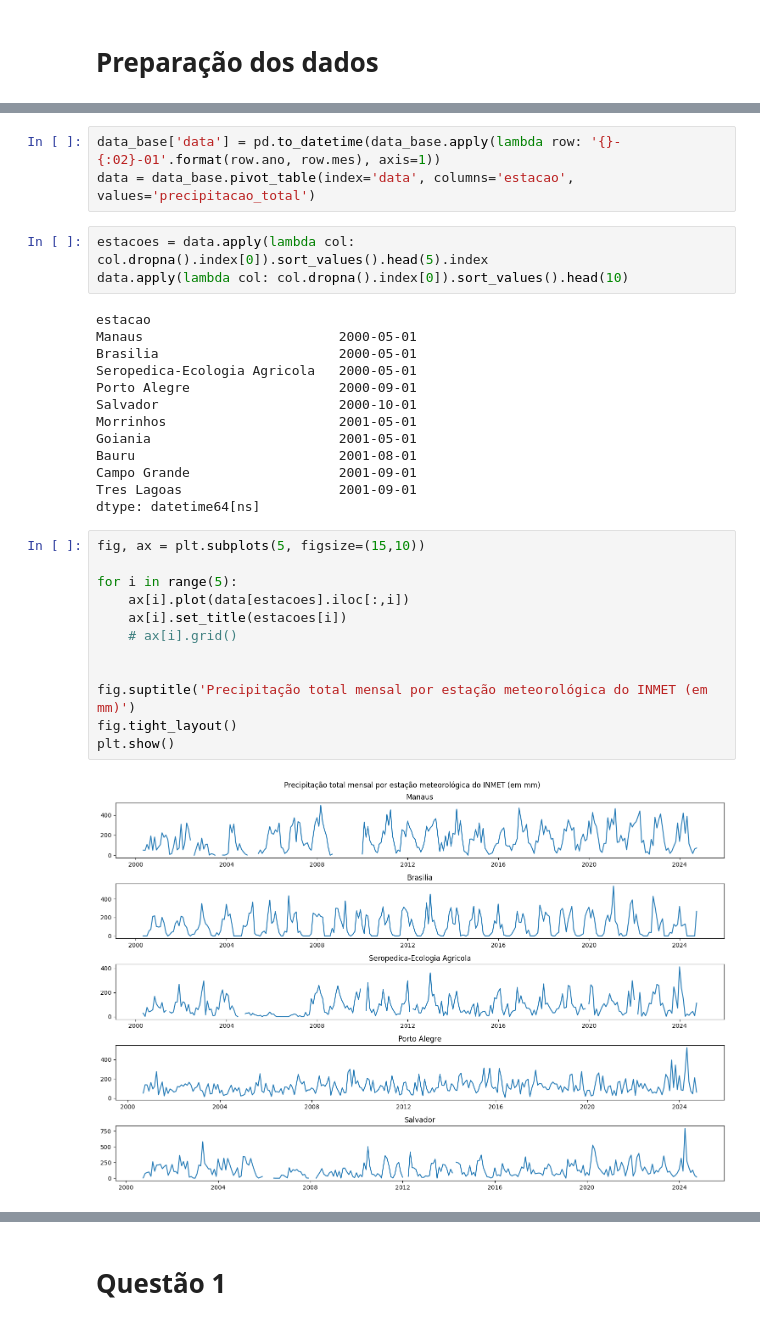
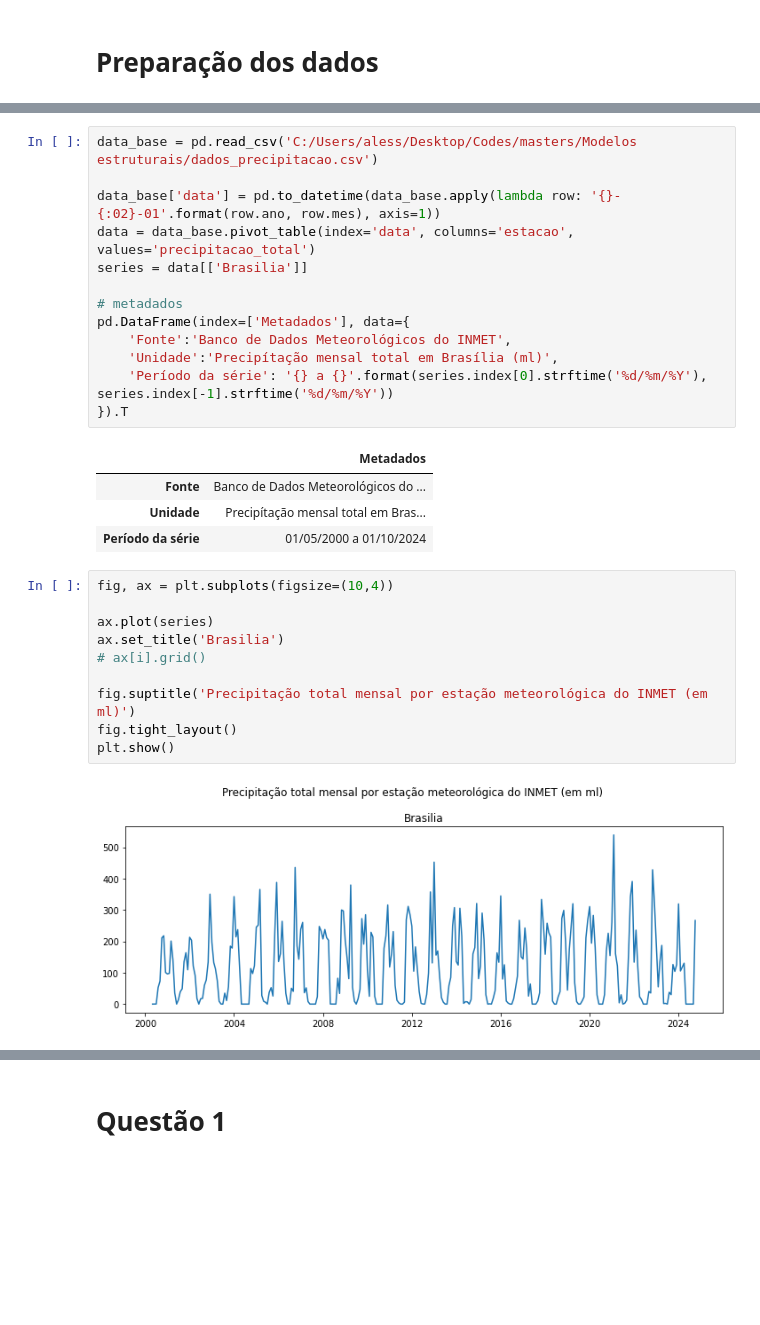
Before and after one commit to asdmalizia/masters, a Jupyter notebook: Modelos estruturais/Lista 2.ipynb, the cells around one changed output, grey strips where cells are left out. Cells and saved outputs as stored; diff of their text form; blank space fills up the shorter version.

```diff
--- a/Modelos estruturais/Lista 2.ipynb
+++ b/Modelos estruturais/Lista 2.ipynb
@@ -30,33 +20,30 @@ dtype: object
-# %%
-data_base['data'] = pd.to_datetime(data_base.apply(lambda row: '{}-{:02}-01'.format(row.ano, row.mes), axis=1))
-data = data_base.pivot_table(index='data', columns='estacao', values='precipitacao_total')
-# %%
-estacoes = data.apply(lambda col: col.dropna().index[0]).sort_values().head(5).index
-data.apply(lambda col: col.dropna().index[0]).sort_values().head(10)
-# %% [output]
-estacao
-Manaus                         2000-05-01
-Brasilia                       2000-05-01
-Seropedica-Ecologia Agricola   2000-05-01
-Porto Alegre                   2000-09-01
-Salvador                       2000-10-01
-Morrinhos                      2001-05-01
-Goiania                        2001-05-01
-Bauru                          2001-08-01
-Campo Grande                   2001-09-01
-Tres Lagoas                    2001-09-01
-dtype: datetime64[ns]
+# %%
+data_base = pd.read_csv('C:/Users/aless/Desktop/Codes/masters/Modelos estruturais/dados_precipitacao.csv')
+
+data_base['data'] = pd.to_datetime(data_base.apply(lambda row: '{}-{:02}-01'.format(row.ano, row.mes), axis=1))
+data = data_base.pivot_table(index='data', columns='estacao', values='precipitacao_total')
+series = data[['Brasilia']]
+
+# metadados
+pd.DataFrame(index=['Metadados'], data={
+    'Fonte':'Banco de Dados Meteorológicos do INMET',
+    'Unidade':'Precipítação mensal total em Brasília (ml)',
+    'Período da série': '{} a {}'.format(series.index[0].strftime('%d/%m/%Y'), series.index[-1].strftime('%d/%m/%Y'))
+}).T
+# %% [output]
+|  | Metadados |
+| Fonte | Banco de Dados Meteorológicos do ... |
+| Unidade | Precipítação mensal total em Bras... |
+| Período da série | 01/05/2000 a 01/10/2024 |
 # %%
-fig, ax = plt.subplots(5, figsize=(15,10))
+fig, ax = plt.subplots(figsize=(10,4))
 
-for i in range(5):
-    ax[i].plot(data[estacoes].iloc[:,i])
-    ax[i].set_title(estacoes[i])
-    # ax[i].grid()
+ax.plot(series)
+ax.set_title('Brasilia')
+# ax[i].grid()
 
-
-fig.suptitle('Precipitação total mensal por estação meteorológica do INMET (em mm)')
+fig.suptitle('Precipitação total mensal por estação meteorológica do INMET (em ml)')
 fig.tight_layout()
 plt.show()
 # %% [output]
-[figure, old version]
+[figure, new version]
```
Also changed, not shown: parts of 69 cells of this notebook, 1 other file.
